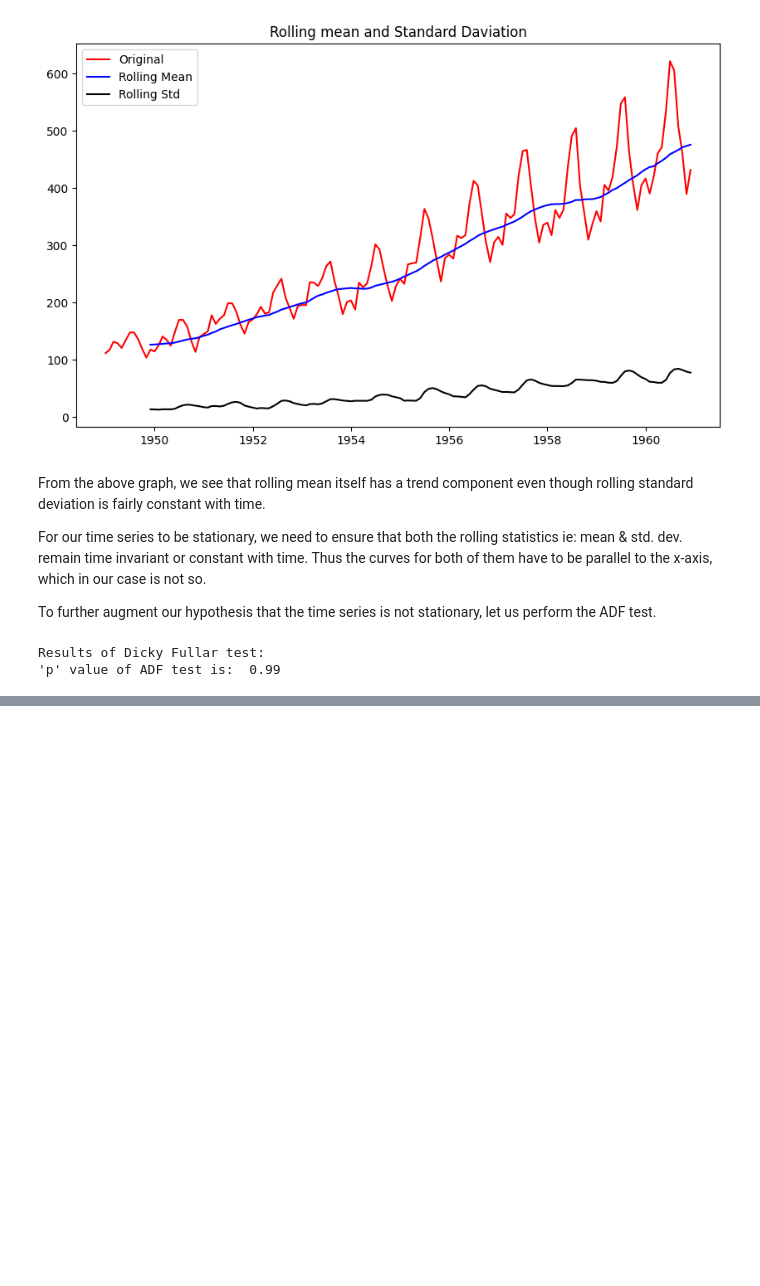
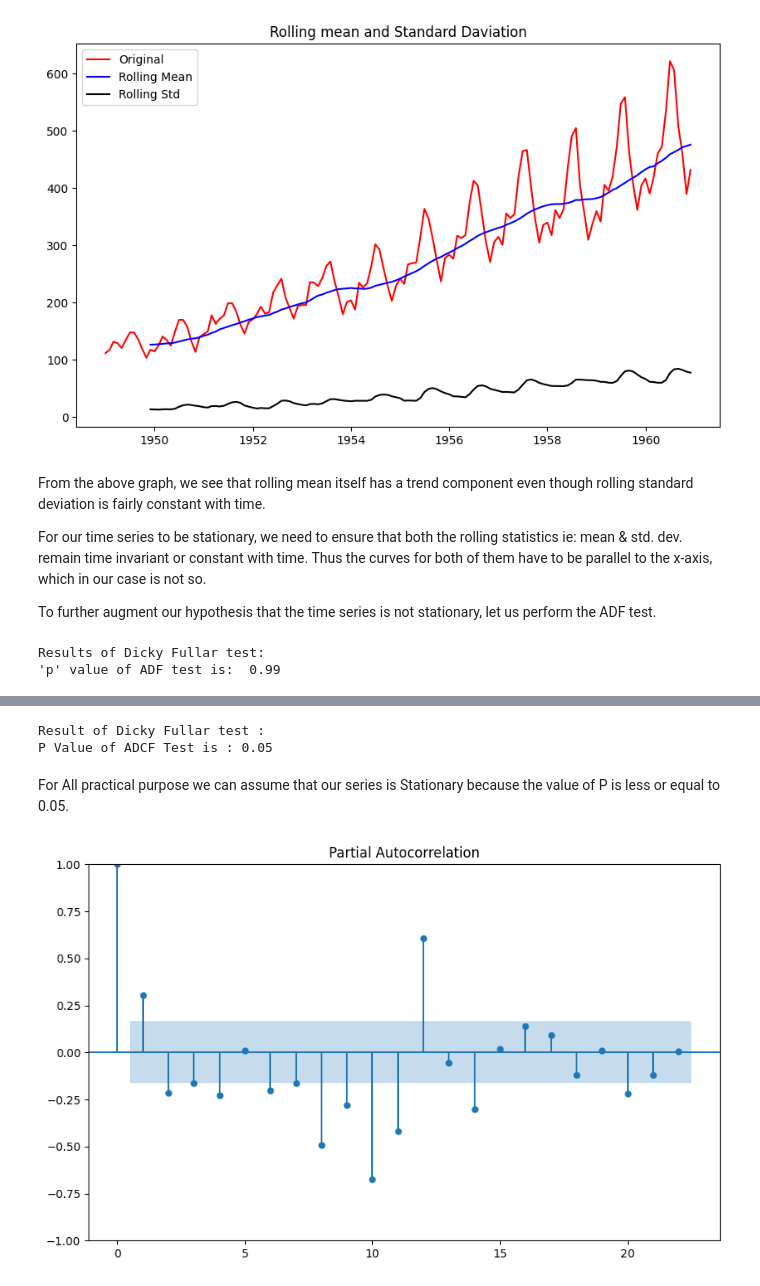
Before and after one commit to prateekkosta/Machine-Learning-Models, a Jupyter notebook: Time_Series_Modeling.ipynb, the cells around one changed output, grey strips where cells are left out. Drawn from its saved outputs; the diff is of its cells as text; code cells hidden in the pictures; blank space fills up the shorter version.

```diff
--- a/Time_Series_Modeling.ipynb
+++ b/Time_Series_Modeling.ipynb
@@ -351,0 +372,12 @@ Results of Dicky Fullar test:
+# %%
+#Lets Check ADF test value to be sure that we have made series stationary
+
+#performing Augmented Dicky Fullar test
+print('Result of Dicky Fullar test :')
+dftest_diff= adfuller(indexedDataset_diff['#Passengers'])
+print('P Value of ADCF Test is :', dftest_diff[1].round(2))
+# %% [output]
+Result of Dicky Fullar test :
+P Value of ADCF Test is : 0.05
+# %% [markdown]
+For All practical purpose we can assume that our series is Stationary because the value of P is less or equal to 0.05.
@@ -351,0 +398,4 @@ Results of Dicky Fullar test:
+# %%
+pacf= plot_pacf(indexedDataset_diff) #for finding order of AR
+# %% [output]
+[figure, added]
```
Also changed, not shown: parts of 17 cells of this notebook.
